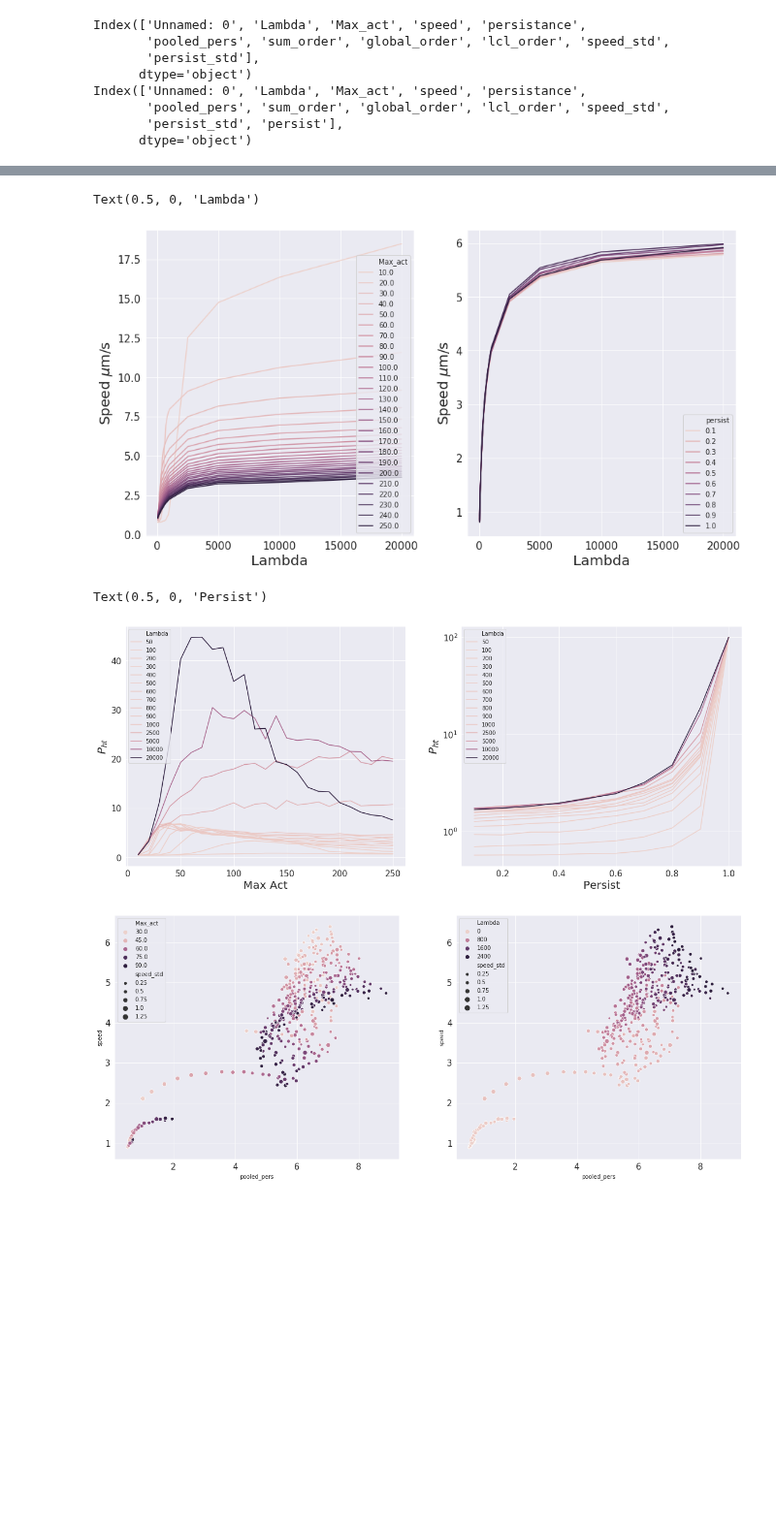
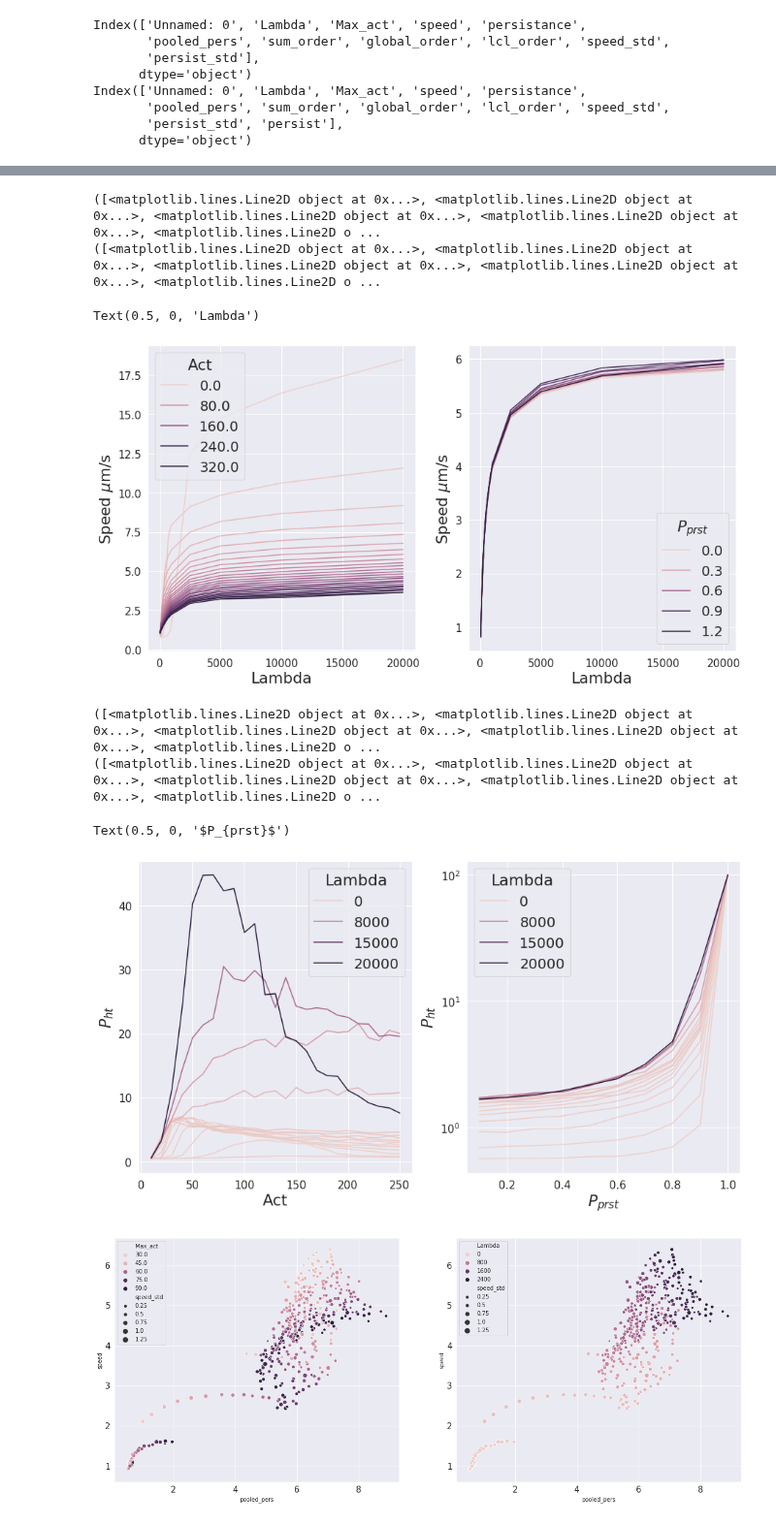
Before and after one commit to lstuurman/FRC_Thesis, a Jupyter notebook: CPM_code/SINGLE_CELL2.ipynb, the cells around one changed output, grey strips where cells are left out. Shown at 97% size. Drawn from its saved outputs; the diff is of its cells as text; code cells hidden in the pictures; blank space fills up the shorter version.

```diff
--- a/CPM_code/SINGLE_CELL2.ipynb
+++ b/CPM_code/SINGLE_CELL2.ipynb
@@ -7,6 +7,7 @@ import plotly.express as px
 from plotly.subplots import make_subplots
 import plotly.graph_objects as go
 sns.set_style('darkgrid')
+sns.set(font_scale = 1.8)
 # %%
 act_df = pd.read_csv('ANLSYS2/single_cell/single_ACT7.csv')
 prfdr_df = pd.read_csv('ANLSYS2/single_cell/single_PRFDR10.csv')
@@ -60,35 +61,75 @@ import matplotlib
 matplotlib.rc('xtick', labelsize=15)
 matplotlib.rc('ytick', labelsize=15)
 f, (ax1, ax2) = plt.subplots(1,2,figsize = (15,8))
-g1 = sns.lineplot(x = 'Lambda',y = 'speed', hue = 'Max_act',data = act_df, ax = ax1,legend = 'full')
+g1 = sns.lineplot(x = 'Lambda',y = 'speed', hue = 'Max_act',data = act_df, ax = ax1,legend = 'brief')
 #ax1.plot(range(0,20000),[5.10] * 20000,c = 'r')
-g2 = sns.lineplot(x = 'Lambda',y = 'speed', hue = 'persist',data = prfdr_df, ax = ax2,legend = 'full')
+g2 = sns.lineplot(x = 'Lambda',y = 'speed', hue = 'persist',data = prfdr_df, ax = ax2,legend = 'brief')
 #ax2.plot(range(0,20000),[5.10] * 20000,c = 'r')
-ax1.set_ylabel('Speed $\mu$m/s',fontsize = 20)
-ax1.set_xlabel('Lambda',fontsize = 20)
+ax1.set_ylabel('Speed $\mu$m/s')
+ax1.set_xlabel('Lambda')
 
-ax2.set_ylabel('Speed $\mu$m/s',fontsize = 20)
-ax2.set_xlabel('Lambda',fontsize = 20)
+l = ax1.get_legend_handles_labels()
+
+ax1.legend(l[0][1:],l[1][1:],title = 'Act')
+
+l = ax2.get_legend_handles_labels()
+print(l)
+#truncate legend texts:
+for i,text in enumerate(l[1][1:]):
+    text = text[:3]
+    l[1][i+1] = text
+
+ax2.legend(l[0][1:],l[1][1:],title = '$P_{prst}$')
+print(l)
+# for t in l.texts:
+#     if len(t.get_text()) > 9:
+#         t.set_text(t.get_text()[:2])
+# leg.set_bbox_to_anchor((.7, 0.1,.1,1))
+# leg.set_location('center_left')
+
+ax2.set_ylabel('Speed $\mu$m/s')#,fontsize = 20
+ax2.set_xlabel('Lambda')
 # %% [output]
-Text(0.5, 0, 'Lambda')
+([<matplotlib.lines.Line2D object at 0x...>, <matplotlib.lines.Line2D object at 0x...>, <matplotlib.lines.Line2D object at 0x...>, <matplotlib.lines.Line2D object at 0x...>, <matplotlib.lines.Line2D o ...
+([<matplotlib.lines.Line2D object at 0x...>, <matplotlib.lines.Line2D object at 0x...>, <matplotlib.lines.Line2D object at 0x...>, <matplotlib.lines.Line2D object at 0x...>, <matplotlib.lines.Line2D o ...
+Text(0.5, 0, 'Lambda')
-[figure, old version]
+[figure, new version]
 # %%
-matplotlib.rc('xtick', labelsize=15)
-matplotlib.rc('ytick', labelsize=15)
-f, (ax1, ax2) = plt.subplots(1,2,figsize = (20,8))
-g1 = sns.lineplot(x = 'Max_act',y = 'pooled_pers', hue = 'Lambda',data = act_df, ax = ax1,legend = 'full',)
+# matplotlib.rc('xtick', labelsize=15)
+# matplotlib.rc('ytick', labelsize=15)
+f, (ax1, ax2) = plt.subplots(1,2,figsize = (15,8))
+g1 = sns.lineplot(x = 'Max_act',y = 'pooled_pers', hue = 'Lambda',data = act_df, ax = ax1,legend = 'brief',)
 #ax1.plot(range(0,20000),[5.10] * 20000,c = 'r')
-g2 = sns.lineplot(x = 'persist',y = 'pooled_pers', hue = 'Lambda',data = prfdr_df, ax = ax2,legend = 'full')
+g2 = sns.lineplot(x = 'persist',y = 'pooled_pers', hue = 'Lambda',data = prfdr_df, ax = ax2,legend = 'brief')
 #ax2.plot(range(0,20000),[5.10] * 20000,c = 'r')
-ax1.set_ylabel('$P_{ht}$',fontsize = 20)
-ax1.set_xlabel('Max Act',fontsize = 20)
+ax1.set_ylabel('$P_{ht}$')
+ax1.set_xlabel('Act')
 plt.yscale('log')
 
-ax2.set_ylabel('$P_{ht}$',fontsize = 20)
-ax2.set_xlabel('Persist',fontsize = 20)
+
+l = ax1.get_legend_handles_labels()
+
+labels = ['0','8000','15000','20000']
+
+ax1.legend(l[0][1:],labels,title = 'Lambda')
+
+l = ax2.get_legend_handles_labels()
+print(l)
+#truncate legend texts:
+for i,text in enumerate(l[1][1:]):
+    text = text[:3]
+    l[1][i+1] = text
+
+ax2.legend(l[0][1:],labels,title = 'Lambda')
+print(l)
+
+ax2.set_ylabel('$P_{ht}$')
+ax2.set_xlabel('$P_{prst}$')
 # %% [output]
-Text(0.5, 0, 'Persist')
+([<matplotlib.lines.Line2D object at 0x...>, <matplotlib.lines.Line2D object at 0x...>, <matplotlib.lines.Line2D object at 0x...>, <matplotlib.lines.Line2D object at 0x...>, <matplotlib.lines.Line2D o ...
+([<matplotlib.lines.Line2D object at 0x...>, <matplotlib.lines.Line2D object at 0x...>, <matplotlib.lines.Line2D object at 0x...>, <matplotlib.lines.Line2D object at 0x...>, <matplotlib.lines.Line2D o ...
+Text(0.5, 0, '$P_{prst}$')
-[figure, old version]
+[figure, new version]
 # %%
 ZOOM_act = pd.read_csv('ANLSYS2/single_cell/single_ACT8.csv')
 
```
Also changed, not shown: 7 other files.
